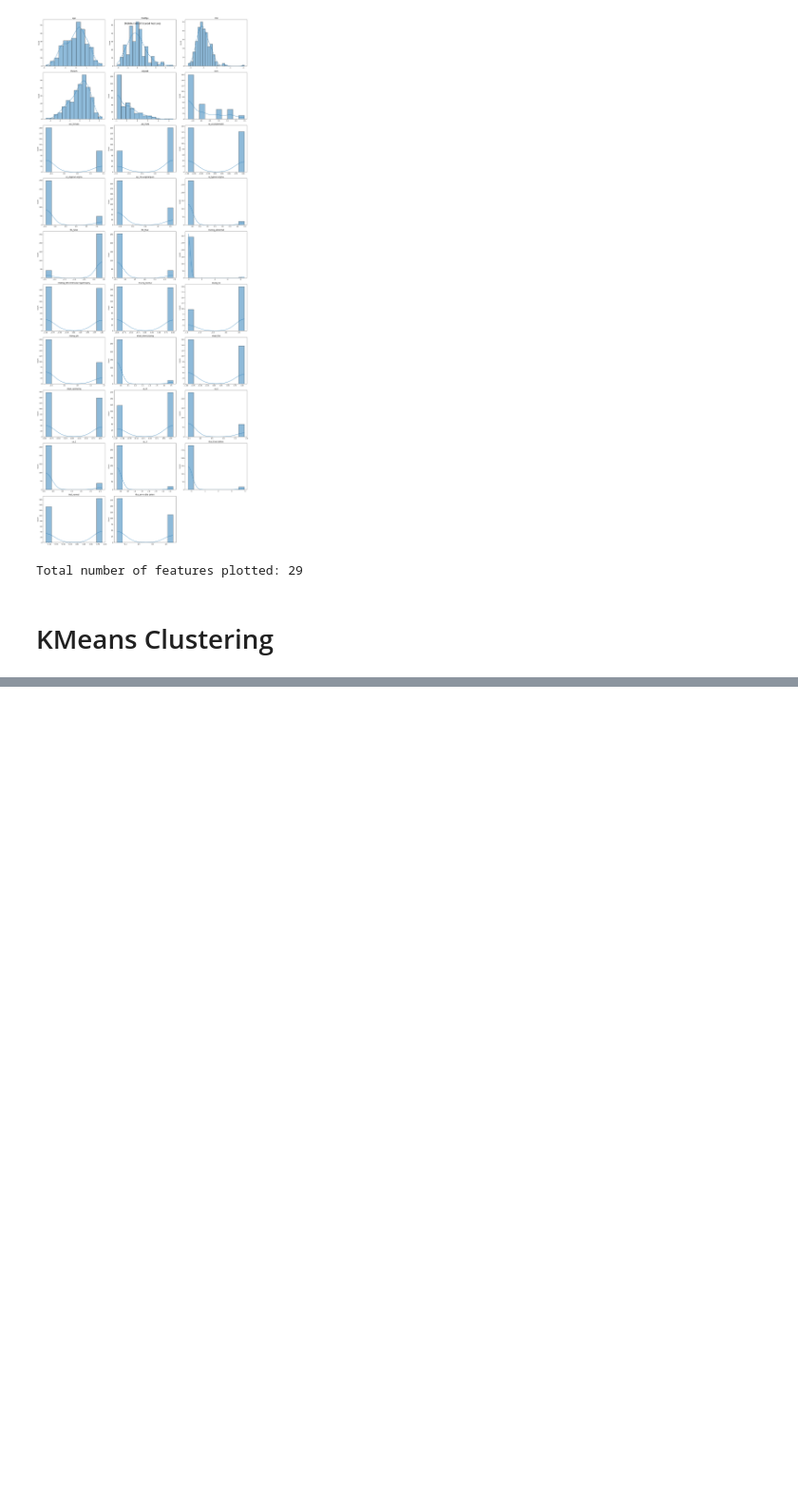
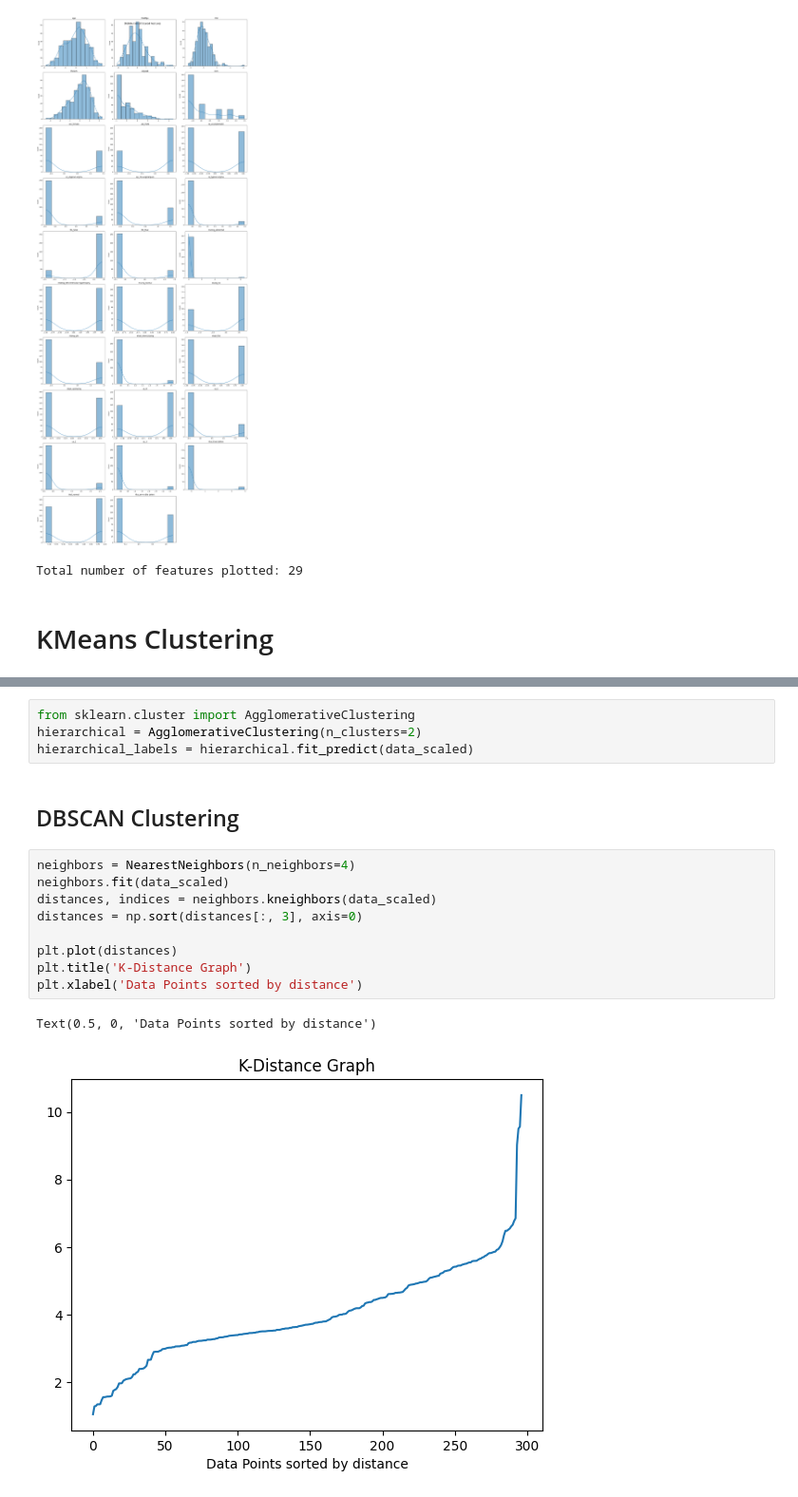
Before and after one commit to kayc0des/clustering_formative, a Jupyter notebook: clustering_formative.ipynb, the cells around one changed output, grey strips where cells are left out. Shown at 95% size. Saved outputs shown, nothing was run; the diff lists cells and outputs as text; blank space fills up the shorter version.

```diff
--- a/clustering_formative.ipynb
+++ b/clustering_formative.ipynb
@@ -289,0 +341,18 @@ print(cluster_centers)
+# %%
+from sklearn.cluster import AgglomerativeClustering
+hierarchical = AgglomerativeClustering(n_clusters=2)
+hierarchical_labels = hierarchical.fit_predict(data_scaled)
+# %% [markdown]
+## DBSCAN Clustering
+# %%
+neighbors = NearestNeighbors(n_neighbors=4)
+neighbors.fit(data_scaled)
+distances, indices = neighbors.kneighbors(data_scaled)
+distances = np.sort(distances[:, 3], axis=0)
+
+plt.plot(distances)
+plt.title('K-Distance Graph')
+plt.xlabel('Data Points sorted by distance')
+# %% [output]
+Text(0.5, 0, 'Data Points sorted by distance')
+[figure, added]
```
Also changed, not shown: parts of 13 cells of this notebook, 2 other files.
